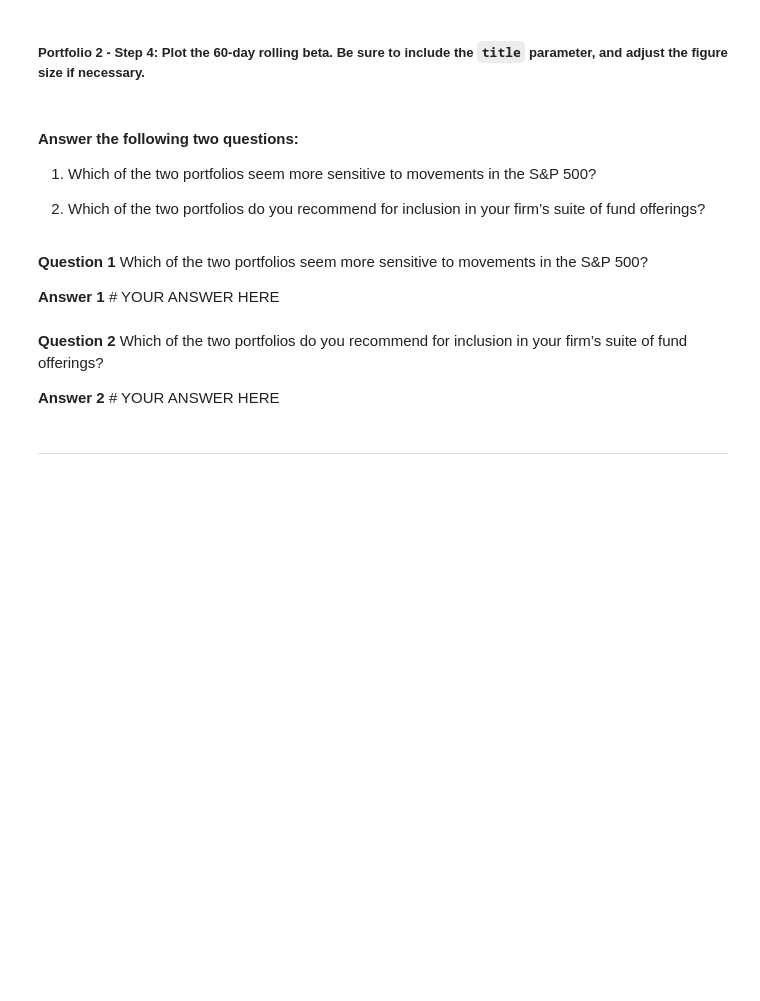
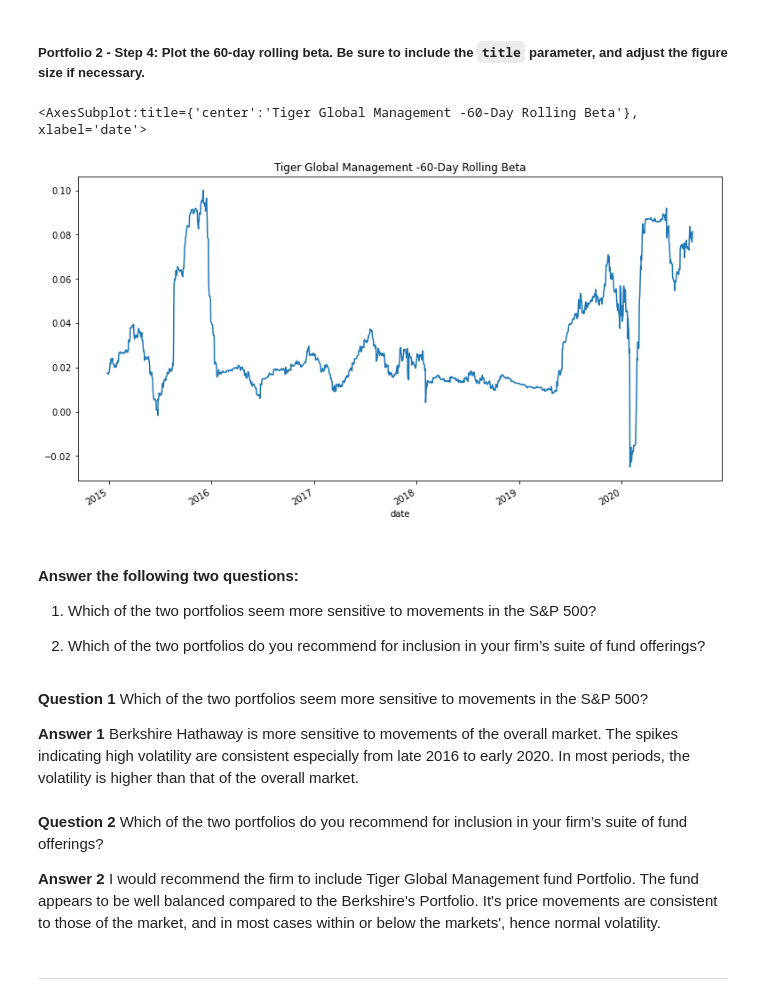
Before and after one commit to Virginia440/Module4_challenge, a Jupyter notebook: risk_return_analysis.ipynb, the cells around one changed output. Drawn from its saved outputs; the diff is of its cells as text; code cells hidden in the pictures; blank space fills up the shorter version.

```diff
--- a/risk_return_analysis.ipynb
+++ b/risk_return_analysis.ipynb
@@ -477,5 +512,8 @@ Name: S&P 500, dtype: float64
 ##### Portfolio 2 - Step 1: Using the 60-day rolling window, the daily return data, and the S&P 500 returns, calculate the covariance. Review the last five rows of the covariance of the portfolio.
 # %%
 # Calculate the covariance using a 60-day rolling window
+# between the daily returns of 'Tiger Global Management LLC'  and the daily returns of the S&P 500
+tiger_rolling_60_covariance = daily_returns['TIGER GLOBAL MANAGEMENT LLC'].rolling(window=60).cov(daily_returns['S&P 500'])
+
 # Review the last five rows of the covariance data
-# YOUR CODE HERE
+tiger_rolling_60_covariance.tail()
@@ -482,6 +528,8 @@ Name: S&P 500, dtype: float64
 # %% [markdown]
 ##### Portfolio 2 - Step 2: Calculate the beta of the portfolio. To do that, divide the covariance of the portfolio by the variance of the S&P 500.
 # %%
-# Calculate the beta based on the 60-day rolling covariance compared to the market (S&P 500)
+# Calculate the beta of 'Tiger Global Management LLC' based on the 60-day rolling covariance compared to the market (S&P 500)
+tiger_rolling_60_beta = tiger_rolling_60_covariance  / snp_rolling_60_variance
+
 # Review the last five rows of the beta information
-# YOUR CODE HERE
+tiger_rolling_60_beta.tail()
@@ -493,9 +559,12 @@ Name: S&P 500, dtype: float64
 # %% [markdown]
 ##### Portfolio 2 - Step 4: Plot the 60-day rolling beta. Be sure to include the `title` parameter, and adjust the figure size if necessary.
 # %%
-# Plot the rolling beta
+# Plot the rolling beta for 'Tiger Global Management LLC'
 # Include a title parameter and adjust the figure size
-# YOUR CODE HERE
+tiger_rolling_60_beta.plot(figsize=(13,7),title= 'Tiger Global Management -60-Day Rolling Beta')
+# %% [output]
+<AxesSubplot:title={'center':'Tiger Global Management -60-Day Rolling Beta'}, xlabel='date'>
+[figure, added]
 # %% [markdown]
 #### Answer the following two questions:
 
@@ -505,10 +574,10 @@ Name: S&P 500, dtype: float64
 # %% [markdown]
 **Question 1** Which of the two portfolios seem more sensitive to movements in the S&P 500?
 
-**Answer 1** # YOUR ANSWER HERE
+**Answer 1** Berkshire Hathaway is more sensitive to movements of the overall market. The spikes indicating high volatility are consistent especially from late 2016 to early 2020. In most periods, the volatility is higher than that of the overall market.
 # %% [markdown]
 **Question 2** Which of the two portfolios do you recommend for inclusion in your firm’s suite of fund offerings?
 
-**Answer 2** # YOUR ANSWER HERE
+**Answer 2** I would recommend the firm to include Tiger Global Management fund Portfolio. The fund appears to be well balanced compared to the Berkshire's Portfolio. It's price movements are consistent to those of the market, and in most cases within or below the markets', hence normal volatility.
 # %% [markdown]
 ---
```
Also changed, not shown: parts of 19 cells of this notebook.
